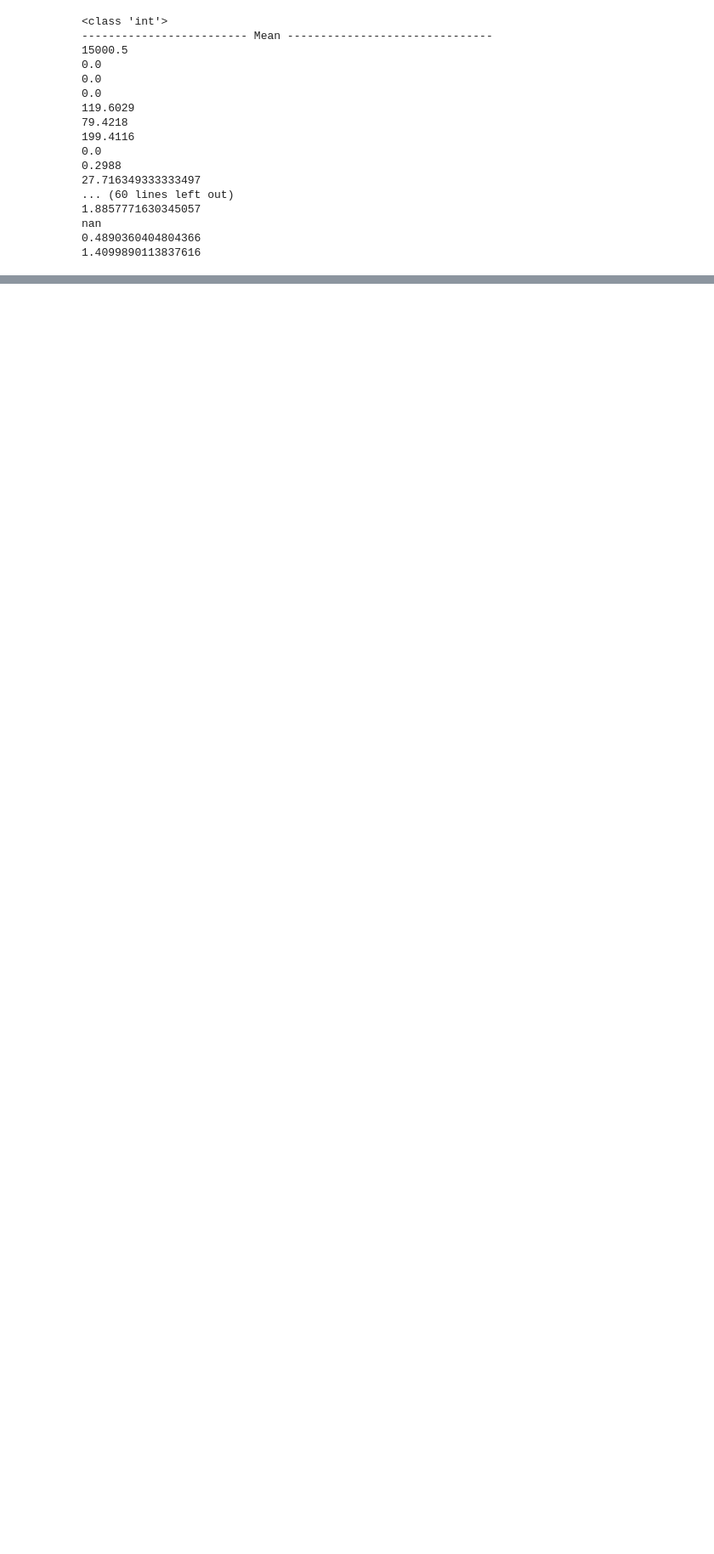
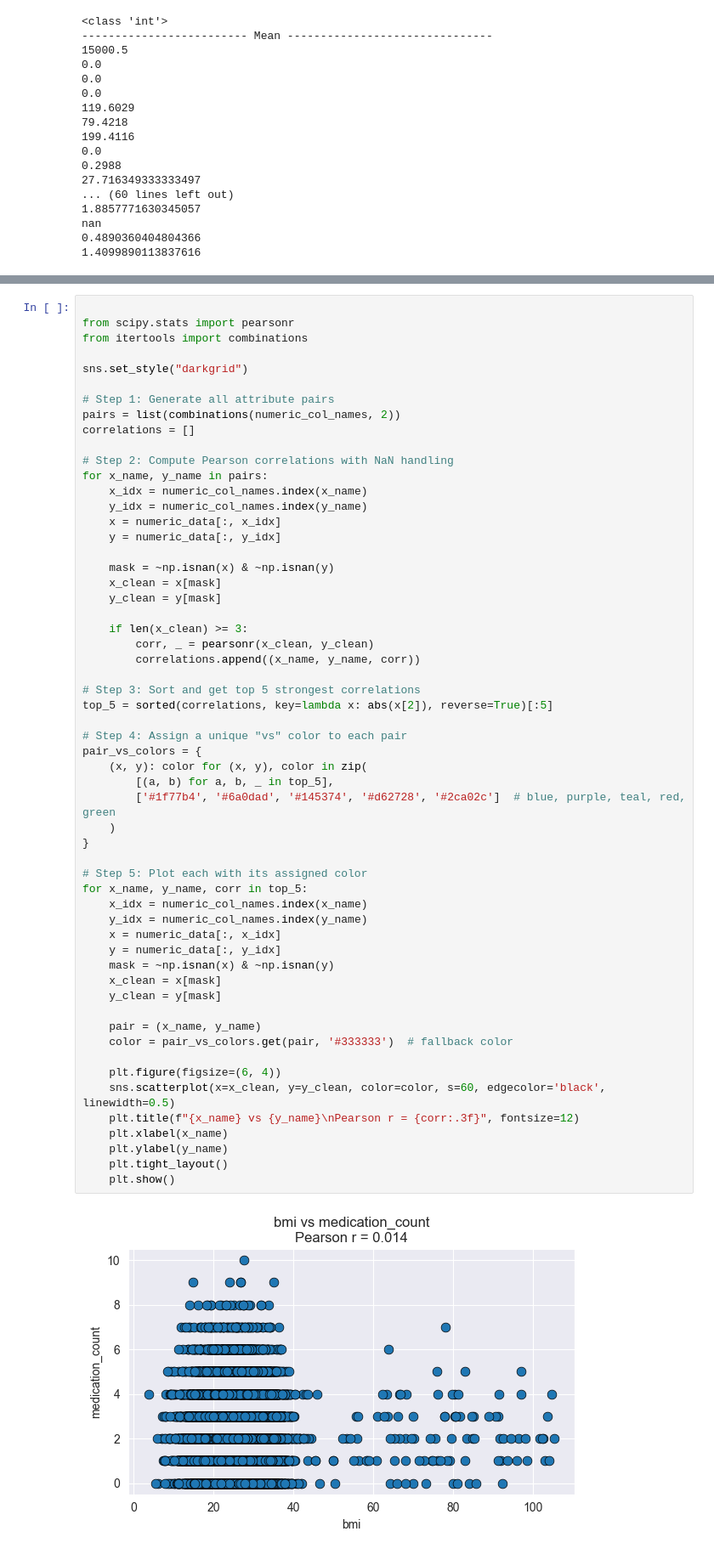
Before and after one commit to SaifullahKhanSafi/TechHealth_Analytics_ML, a Jupyter notebook: techHealth.ipynb, the cells around one changed output, grey strips where cells are left out. Shown at 85% size. Drawn from its saved outputs; the diff is of its cells as text; blank space fills up the shorter version.

```diff
--- a/techHealth.ipynb
+++ b/techHealth.ipynb
@@ -182,0 +290,59 @@ nan
+# %%
+
+from scipy.stats import pearsonr
+from itertools import combinations
+
+sns.set_style("darkgrid")
+
+# Step 1: Generate all attribute pairs
+pairs = list(combinations(numeric_col_names, 2))
+correlations = []
+
+# Step 2: Compute Pearson correlations with NaN handling
+for x_name, y_name in pairs:
+    x_idx = numeric_col_names.index(x_name)
+    y_idx = numeric_col_names.index(y_name)
+    x = numeric_data[:, x_idx]
+    y = numeric_data[:, y_idx]
+
+    mask = ~np.isnan(x) & ~np.isnan(y)
+    x_clean = x[mask]
+    y_clean = y[mask]
+
+    if len(x_clean) >= 3:
+        corr, _ = pearsonr(x_clean, y_clean)
+        correlations.append((x_name, y_name, corr))
+
+# Step 3: Sort and get top 5 strongest correlations
+top_5 = sorted(correlations, key=lambda x: abs(x[2]), reverse=True)[:5]
+
+# Step 4: Assign a unique "vs" color to each pair
+pair_vs_colors = {
+    (x, y): color for (x, y), color in zip(
+        [(a, b) for a, b, _ in top_5],
+        ['#1f77b4', '#6a0dad', '#145374', '#d62728', '#2ca02c']  # blue, purple, teal, red, green
+    )
+}
+
+# Step 5: Plot each with its assigned color
+for x_name, y_name, corr in top_5:
+    x_idx = numeric_col_names.index(x_name)
+    y_idx = numeric_col_names.index(y_name)
+    x = numeric_data[:, x_idx]
+    y = numeric_data[:, y_idx]
+    mask = ~np.isnan(x) & ~np.isnan(y)
+    x_clean = x[mask]
+    y_clean = y[mask]
+
+    pair = (x_name, y_name)
+    color = pair_vs_colors.get(pair, '#333333')  # fallback color
+
+    plt.figure(figsize=(6, 4))
+    sns.scatterplot(x=x_clean, y=y_clean, color=color, s=60, edgecolor='black', linewidth=0.5)
+    plt.title(f"{x_name} vs {y_name}\nPearson r = {corr:.3f}", fontsize=12)
+    plt.xlabel(x_name)
+    plt.ylabel(y_name)
+    plt.tight_layout()
+    plt.show()
+# %% [output]
+[figure, added]
```
Also changed, not shown: parts of 6 cells of this notebook, 1 other file.
